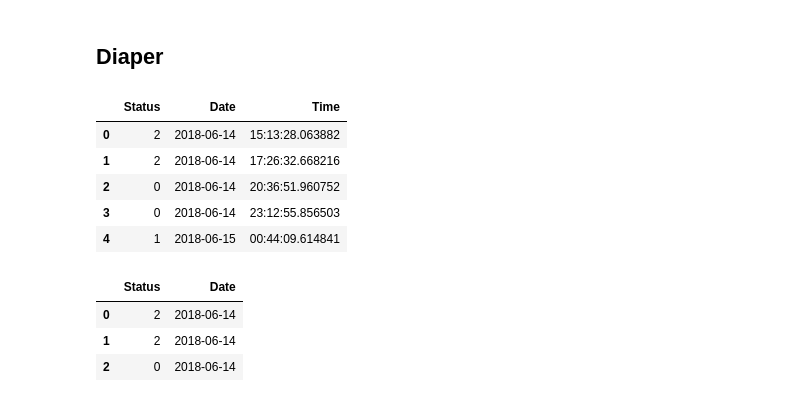
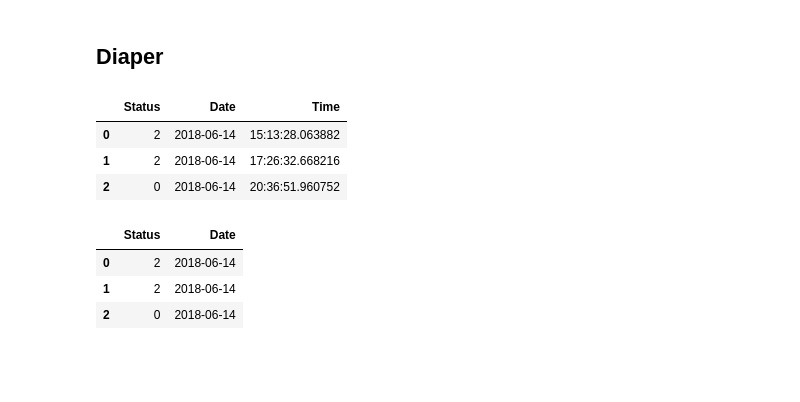
Before and after one commit to yhpf/matochsovklocka, a Jupyter notebook: tove.ipynb, the cells around one changed output. Drawn from its saved outputs; the diff is of its cells as text; code cells hidden in the pictures; blank space fills up the shorter version.

```diff
--- a/tove.ipynb
+++ b/tove.ipynb
@@ -473,14 +365,12 @@ feed_day_base.head()
 # %% [markdown]
 ## Diaper
 # %%
-all_diaper.head()
+all_diaper.head(3)
 # %% [output]
 |  | Status | Date | Time |
 | 0 | 2 | 2018-06-14 | 15:13:28.063882 |
 | 1 | 2 | 2018-06-14 | 17:26:32.668216 |
 | 2 | 0 | 2018-06-14 | 20:36:51.960752 |
-| 3 | 0 | 2018-06-14 | 23:12:55.856503 |
-| 4 | 1 | 2018-06-15 | 00:44:09.614841 |
 # %%
 all_diaper_base = all_diaper.drop(['Time'], axis=1)
 all_diaper_base.head(3)
```
Also changed, not shown: parts of 72 cells of this notebook.
